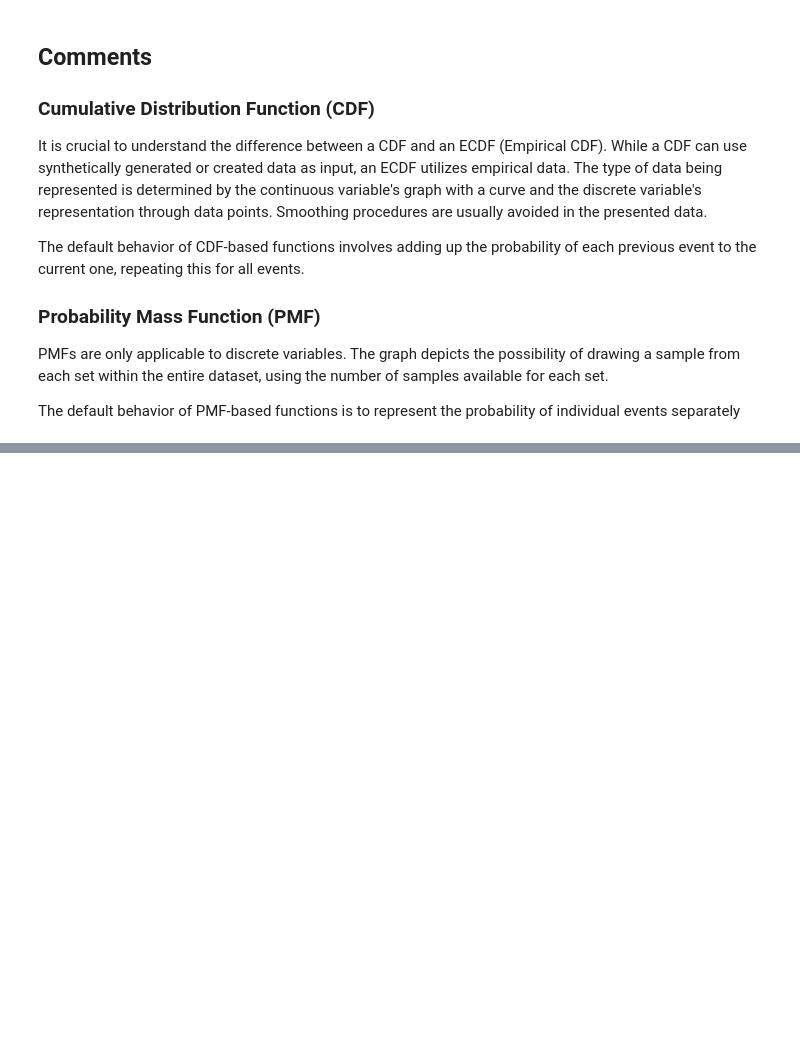
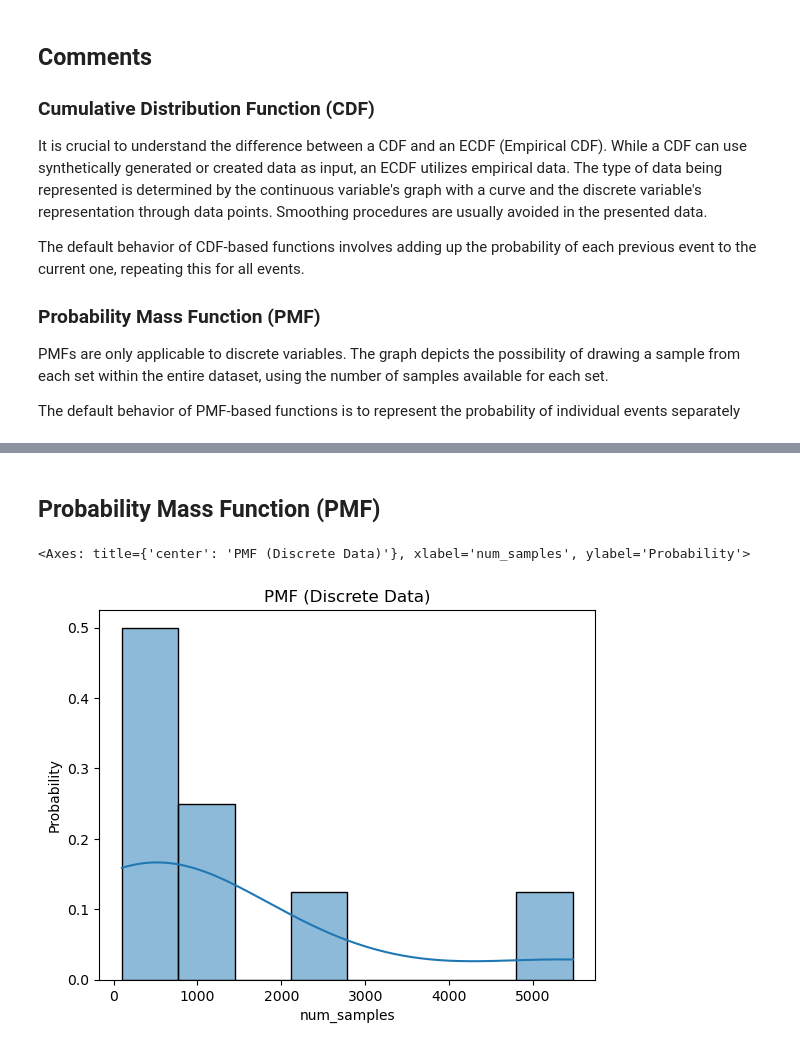
Before and after one commit to oliveiraleo/2035025-Quantitative_Methods, a Jupyter notebook: tasks/task1_plot-CDF_PMF.ipynb, the cells around one changed output, grey strips where cells are left out. Drawn from its saved outputs; the diff is of its cells as text; code cells hidden in the pictures; blank space fills up the shorter version.

```diff
--- a/tasks/task1_plot-CDF_PMF.ipynb
+++ b/tasks/task1_plot-CDF_PMF.ipynb
@@ -95,0 +151,8 @@ The default behavior of PMF-based functions is to represent the probability of i
+# %% [markdown]
+## Probability Mass Function (PMF)
+# %%
+plt.title("PMF (Discrete Data)")
+sns.histplot(df_discrete["num_samples"], kde=True, stat="probability", bins=len(df_discrete))
+# %% [output]
+<Axes: title={'center': 'PMF (Discrete Data)'}, xlabel='num_samples', ylabel='Probability'>
+[figure, added]
```
Also changed, not shown: parts of 9 cells of this notebook.
